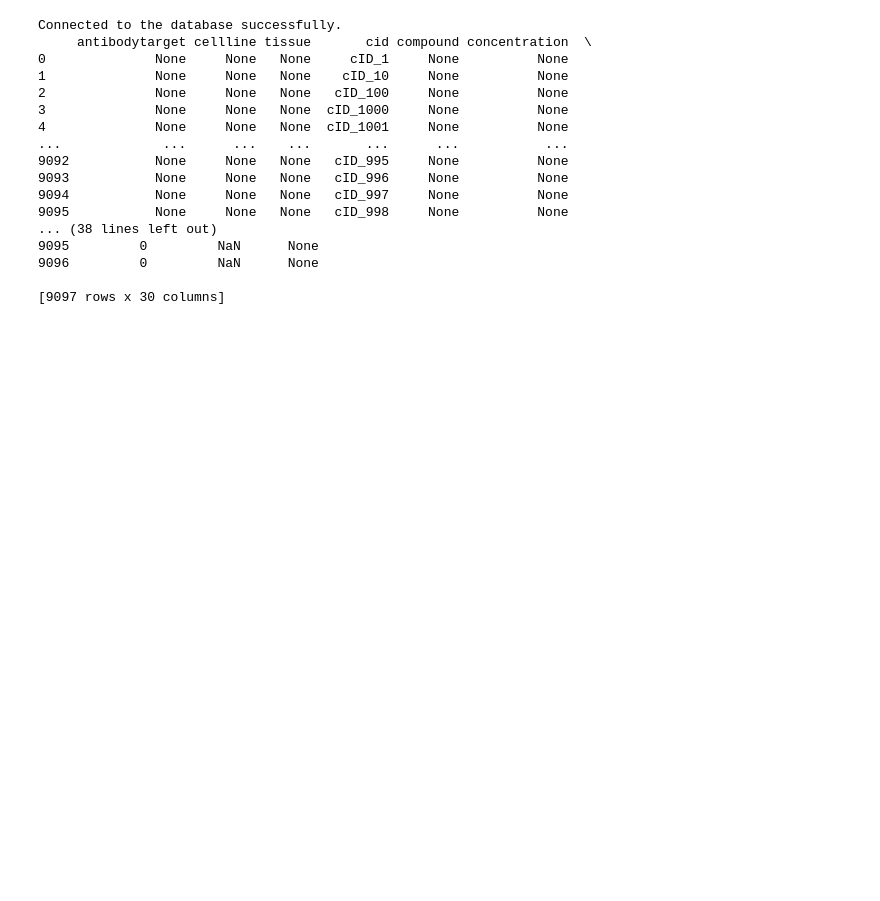
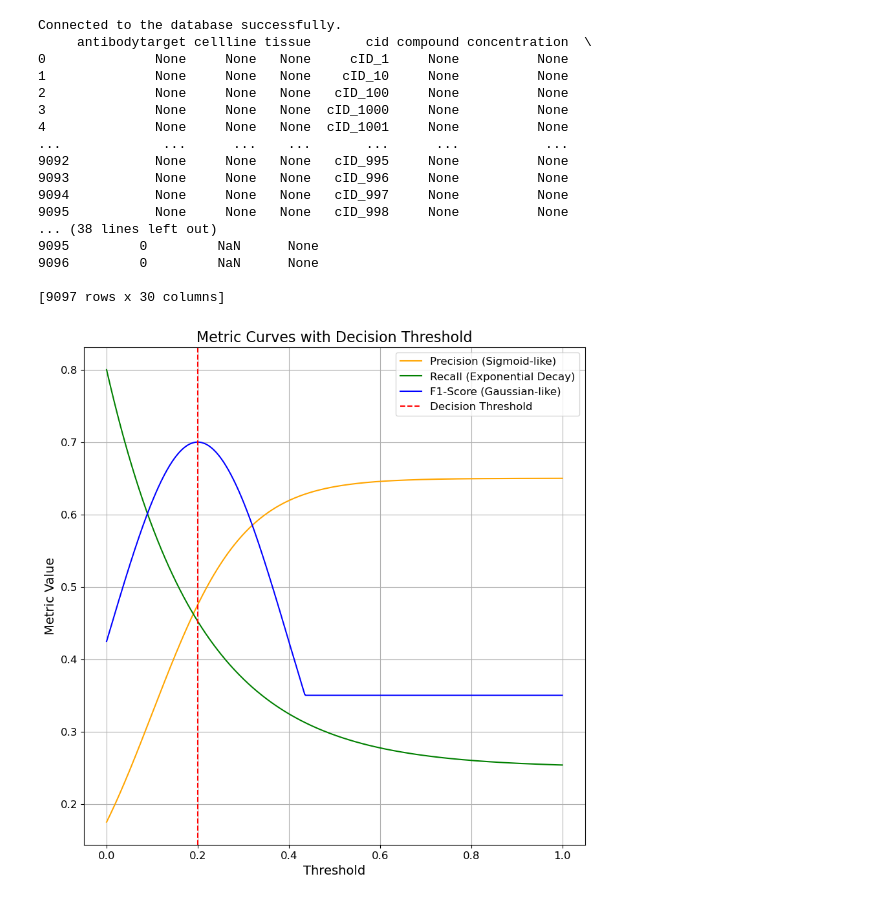
Before and after one commit to 00dylan00/Disease-Signatures, a Jupyter notebook: documentation/SQL/SQL.ipynb, the cells around one changed output. Saved outputs shown, nothing was run; the diff lists cells and outputs as text; code cells hidden in the pictures; blank space fills up the shorter version.

```diff
--- a/documentation/SQL/SQL.ipynb
+++ b/documentation/SQL/SQL.ipynb
@@ -441,3 +441,65 @@ Connected to the database successfully.
 9096         0         NaN      None
 
 [9097 rows x 30 columns]
+# %%
+import numpy as np
+import matplotlib.pyplot as plt
+
+# Defining the threshold range
+thresholds = np.linspace(0, 1, 500)
+
+# Max values for the metrics
+precision_max = 0.65
+recall_max = 0.8
+f1_score_max = 0.7
+
+# Min values for the metrics
+f1_score_min = 0.35
+recall_min = 0.25
+
+# Sigmoid-like curve for Precision
+precision = precision_max / (1 + np.exp(-10 * (thresholds - 0.1)))
+
+# Exponential decay for Recall, with a minimum value set to recall_min
+recall = (recall_max - recall_min) * np.exp(-5 * thresholds) + recall_min
+
+# Gaussian-like curve for F1-Score
+c = 0.2  # Standard deviation for the Gaussian curve
+f1_score = f1_score_max * np.exp(-((thresholds - 0.2) ** 2) / (2 * c**2))
+
+# Ensuring the F1-score does not fall below 0.35
+f1_score = np.maximum(f1_score, f1_score_min)
+
+# Finding the decision threshold where the F1-Score is maximized
+max_f1_index = np.argmax(f1_score)
+decision_threshold = thresholds[max_f1_index]
+
+# Plotting the metric curves with the decision threshold
+plt.figure(figsize=(10, 10))
+plt.plot(thresholds, precision, label="Precision (Sigmoid-like)", color="orange")
+plt.plot(thresholds, recall, label="Recall (Exponential Decay)", color="green")
+plt.plot(thresholds, f1_score, label="F1-Score (Gaussian-like)", color="blue")
+
+# Adding a vertical line for the decision threshold
+plt.axvline(
+    x=decision_threshold, color="red", linestyle="--", label="Decision Threshold"
+)
+
+# Adding labels and title with increased font size for better readability
+plt.title("Metric Curves with Decision Threshold", fontsize=16)
+plt.xlabel("Threshold", fontsize=14)
+plt.ylabel("Metric Value", fontsize=14)
+
+# Adjusting the legend's font size
+plt.legend(fontsize=12)
+
+# Increasing the tick size for both axes
+plt.xticks(fontsize=12)
+plt.yticks(fontsize=12)
+
+plt.grid(True)
+
+# Show the plot with the new sizing
+plt.show()
+# %% [output]
+[figure, added]
```
Also changed, not shown: parts of 1 cell of this notebook, 1 other file.
